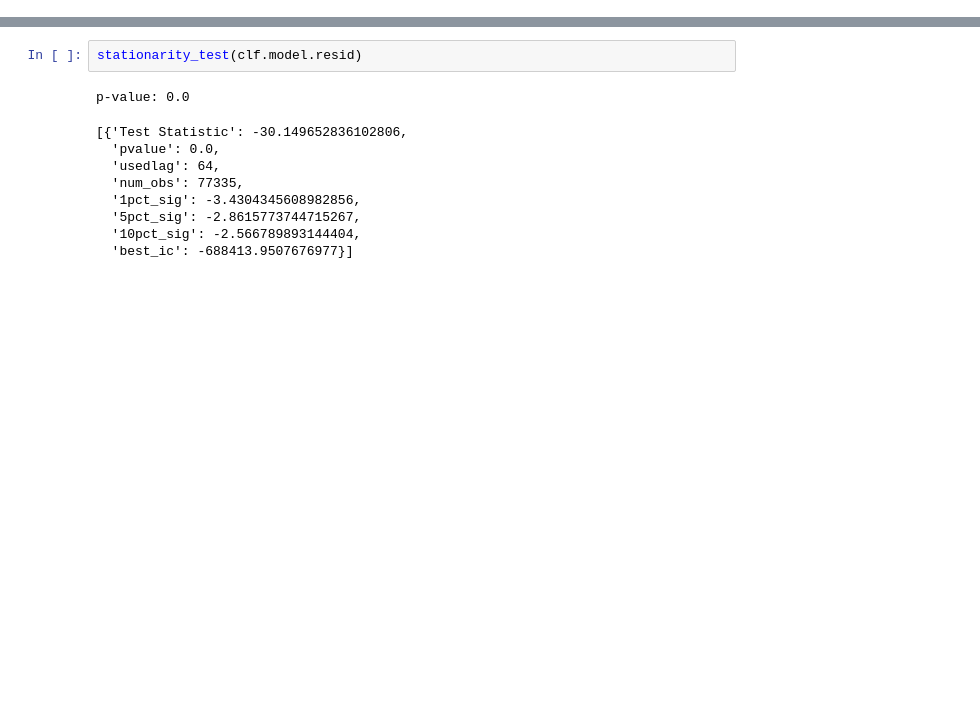
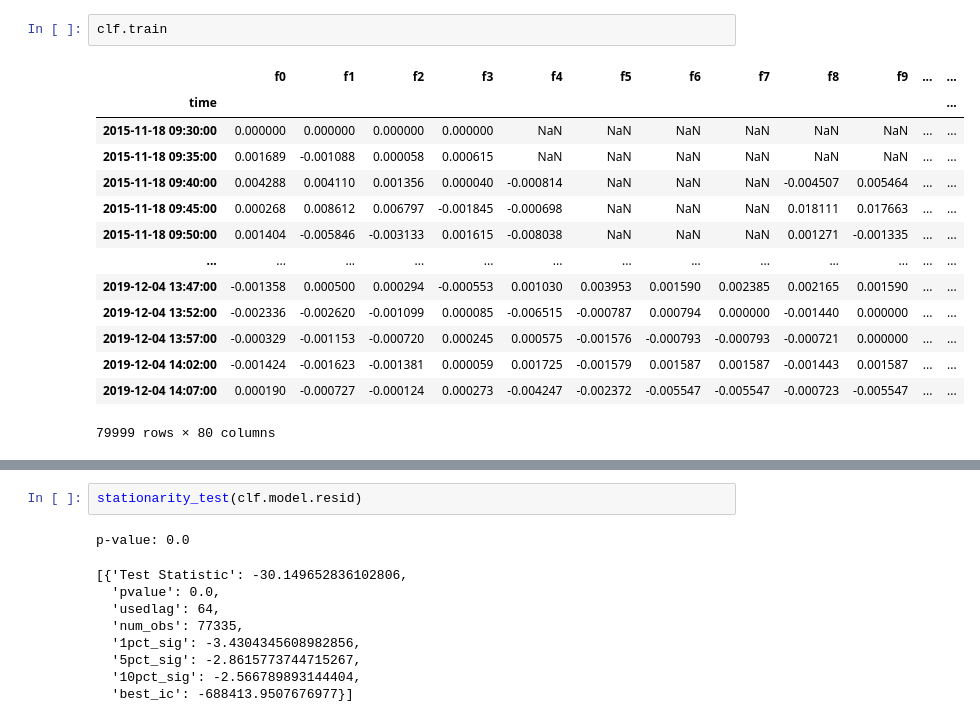
Before and after one commit to anshul96go/quant, a Jupyter notebook: TS_millennium/code/basic_model.ipynb, the cells around one changed output, grey strips where cells are left out. Cells and saved outputs as stored; diff of their text form; blank space fills up the shorter version.

```diff
--- a/TS_millennium/code/basic_model.ipynb
+++ b/TS_millennium/code/basic_model.ipynb
@@ -182,0 +300,17 @@ def stationarity_test(ret):
+# %%
+clf.train
+# %% [output]
+|  | f0 | f1 | f2 | f3 | f4 | f5 | f6 | f7 | f8 | f9 | ... | ... |
+| time |  |  |  |  |  |  |  |  |  |  |  | ... |
+| 2015-11-18 09:30:00 | 0.000000 | 0.000000 | 0.000000 | 0.000000 | NaN | NaN | NaN | NaN | NaN | NaN | ... | ... |
+| 2015-11-18 09:35:00 | 0.001689 | -0.001088 | 0.000058 | 0.000615 | NaN | NaN | NaN | NaN | NaN | NaN | ... | ... |
+| 2015-11-18 09:40:00 | 0.004288 | 0.004110 | 0.001356 | 0.000040 | -0.000814 | NaN | NaN | NaN | -0.004507 | 0.005464 | ... | ... |
+| 2015-11-18 09:45:00 | 0.000268 | 0.008612 | 0.006797 | -0.001845 | -0.000698 | NaN | NaN | NaN | 0.018111 | 0.017663 | ... | ... |
+| 2015-11-18 09:50:00 | 0.001404 | -0.005846 | -0.003133 | 0.001615 | -0.008038 | NaN | NaN | NaN | 0.001271 | -0.001335 | ... | ... |
+| ... | ... | ... | ... | ... | ... | ... | ... | ... | ... | ... | ... | ... |
+| 2019-12-04 13:47:00 | -0.001358 | 0.000500 | 0.000294 | -0.000553 | 0.001030 | 0.003953 | 0.001590 | 0.002385 | 0.002165 | 0.001590 | ... | ... |
+| 2019-12-04 13:52:00 | -0.002336 | -0.002620 | -0.001099 | 0.000085 | -0.006515 | -0.000787 | 0.000794 | 0.000000 | -0.001440 | 0.000000 | ... | ... |
+| 2019-12-04 13:57:00 | -0.000329 | -0.001153 | -0.000720 | 0.000245 | 0.000575 | -0.001576 | -0.000793 | -0.000793 | -0.000721 | 0.000000 | ... | ... |
+| 2019-12-04 14:02:00 | -0.001424 | -0.001623 | -0.001381 | 0.000059 | 0.001725 | -0.001579 | 0.001587 | 0.001587 | -0.001443 | 0.001587 | ... | ... |
+| 2019-12-04 14:07:00 | 0.000190 | -0.000727 | -0.000124 | 0.000273 | -0.004247 | -0.002372 | -0.005547 | -0.005547 | -0.000723 | -0.005547 | ... | ... |
+79999 rows × 80 columns
```
Also changed, not shown: parts of 49 cells of this notebook, 48 other files.
